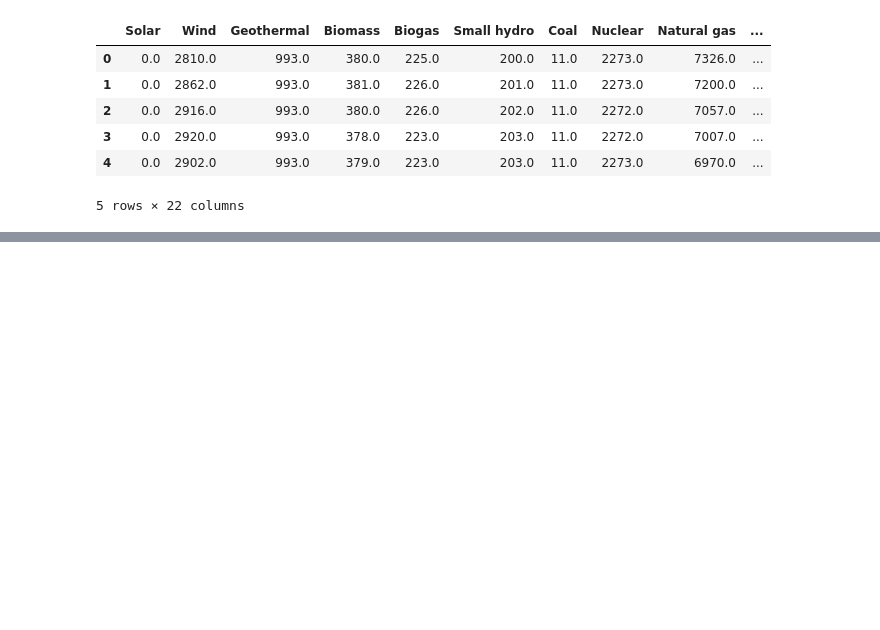
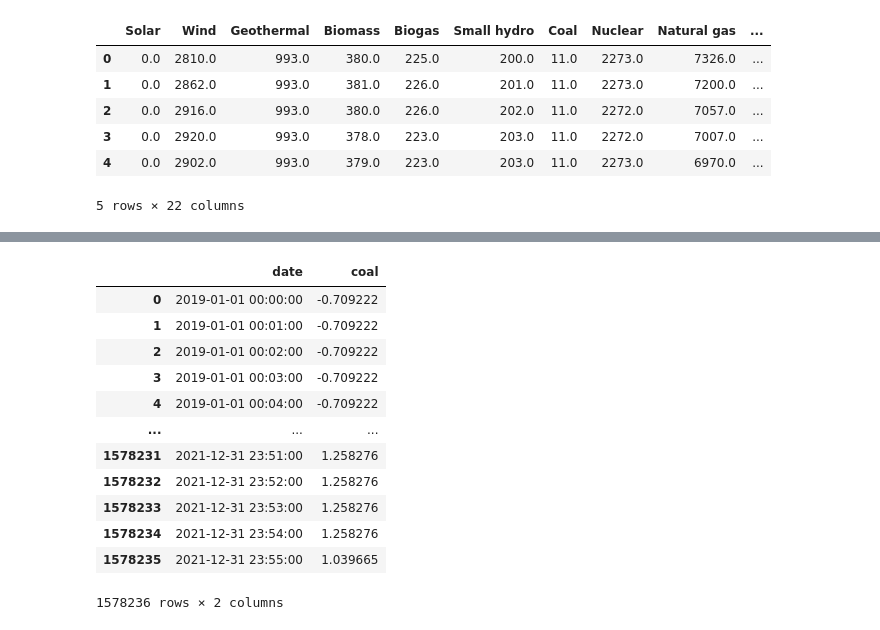
Before and after one commit to dairuinz/data_mining, a Jupyter notebook: data_mining_1.ipynb, the cells around one changed output, grey strips where cells are left out. Cells and saved outputs as stored; diff of their text form; code cells hidden in the pictures; blank space fills up the shorter version.

```diff
--- a/data_mining_1.ipynb
+++ b/data_mining_1.ipynb
@@ -498,0 +629,17 @@ Index(['Solar', 'Wind', 'Geothermal', 'Biomass', 'Biogas', 'Small hydro',
+# %%
+df2['coal'] = scaler.transform(df2[['coal']])
+df2
+# %% [output]
+|  | date | coal |
+| 0 | 2019-01-01 00:00:00 | -0.709222 |
+| 1 | 2019-01-01 00:01:00 | -0.709222 |
+| 2 | 2019-01-01 00:02:00 | -0.709222 |
+| 3 | 2019-01-01 00:03:00 | -0.709222 |
+| 4 | 2019-01-01 00:04:00 | -0.709222 |
+| ... | ... | ... |
+| 1578231 | 2021-12-31 23:51:00 | 1.258276 |
+| 1578232 | 2021-12-31 23:52:00 | 1.258276 |
+| 1578233 | 2021-12-31 23:53:00 | 1.258276 |
+| 1578234 | 2021-12-31 23:54:00 | 1.258276 |
+| 1578235 | 2021-12-31 23:55:00 | 1.039665 |
+1578236 rows × 2 columns
```
Also changed, not shown: parts of 15 cells of this notebook.
